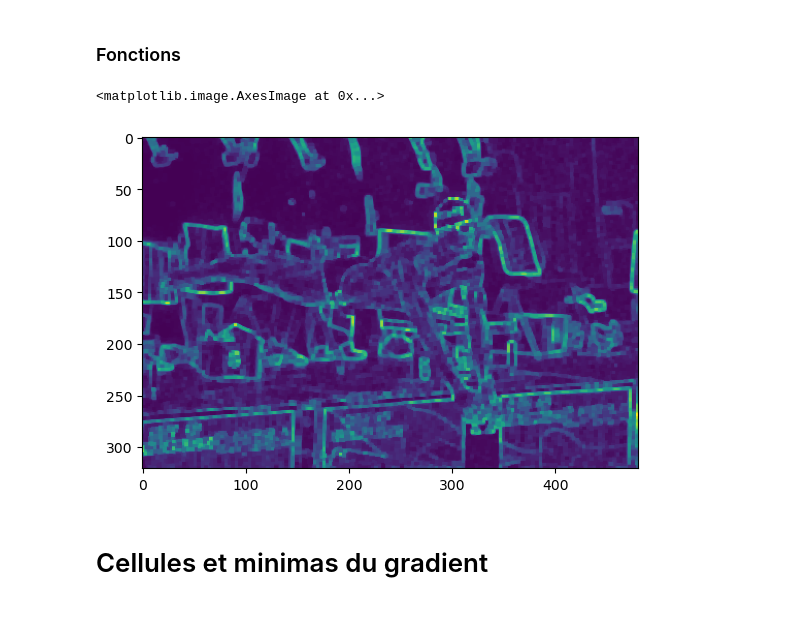
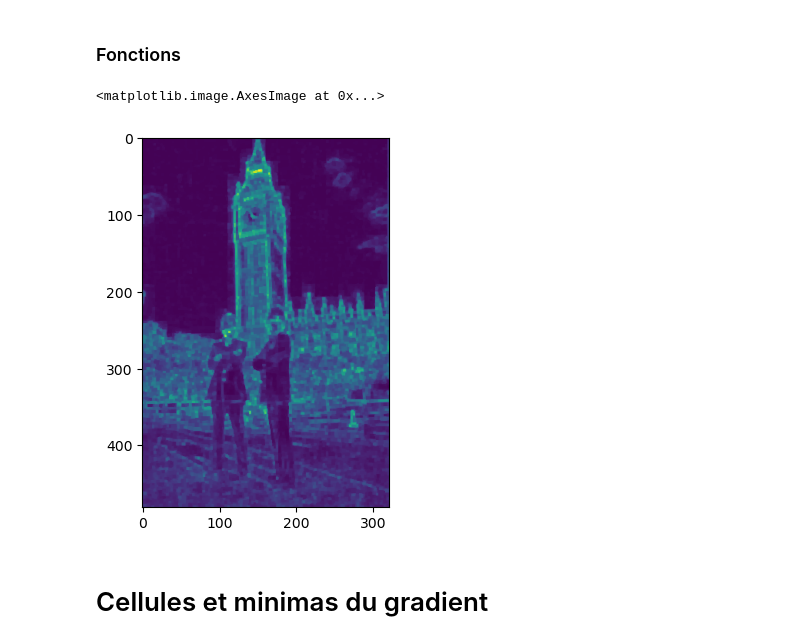
Before and after one commit to cvincent13/ProjetIMA, a Jupyter notebook: Waterpixel_Vincent_KegneGumete.ipynb, the cells around one changed output. Saved outputs shown, nothing was run; the diff lists cells and outputs as text; code cells hidden in the pictures; blank space fills up the shorter version.

```diff
--- a/Waterpixel_Vincent_KegneGumete.ipynb
+++ b/Waterpixel_Vincent_KegneGumete.ipynb
@@ -12,9 +19,9 @@ from skimage.feature import peak_local_max
 # %% [markdown]
 # Image à traiter
 # %%
-path='BSDS300/images/train/153093.jpg'
-img_gray = cv2.imread(path, cv2.IMREAD_GRAYSCALE)
-img_color = cv2.imread(path)
+path='BSDS300/images/train/368078.jpg'
+img_gray = skio.imread(path, as_gray=True)
+img_color = skio.imread(path)
 n, m = img_gray.shape
 
 
@@ -23,7 +30,7 @@ plt.imshow(img_gray, cmap='gray')
 plt.title("img_gray")
 
 plt.subplot(1, 2, 2)
-plt.imshow(img_color[...,::-1])
+plt.imshow(img_color)
 plt.title("img_color")
 n, m
 # %% [output]
@@ -70,23 +77,36 @@ def sobel(img):
     grad[:,0]=grad[:,1]
     grad[:,m-1]=grad[:,m-2]
     return grad
+
+def morph_gradient(img_gray, size):
+    strell = morpho.disk(size)
+    morpho_grad = morpho.dilation(img_gray, strell) - morpho.erosion(img_gray, strell)
+    return morpho_grad
+
+def grad_lab(img_color, size):
+    lab = skimage.color.rgb2lab(img_color/255)
+    grad_l = morph_gradient(lab[:,:,0], 1)
+    grad_a = morph_gradient(lab[:,:,1], 1)
+    grad_b = morph_gradient(lab[:,:,2], 1)
+    grad_lab = grad_l/np.max(grad_l) + grad_a/np.max(grad_a) + grad_b/np.max(grad_b)
+    return grad_lab
 # %%
 # Image
 #filt_img = cv2.morphologyEx(img_gray, cv2.MORPH_OPEN, kernel)
 #filt_img = cv2.morphologyEx(filt_img, cv2.MORPH_CLOSE, kernel)
 
 # Gradient
-grad=sobel(img_gray)
+grad=grad_lab(img_color, 1)
 grad = grad*(255/np.max(grad))
 
 filt_grad = cv2.morphologyEx(grad, cv2.MORPH_OPEN, kernel)
 filt_grad = cv2.morphologyEx(filt_grad, cv2.MORPH_CLOSE, kernel)
 
 #filt_grad = ndi.gaussian_filter(grad, 3)
 plt.imshow(filt_grad)
 # %% [output]
 <matplotlib.image.AxesImage at 0x...>
-[figure, old version]
+[figure, new version]
 # %% [markdown]
 # Cellules et minimas du gradient
 # %% [markdown]
```
Also changed, not shown: parts of 24 cells of this notebook.
